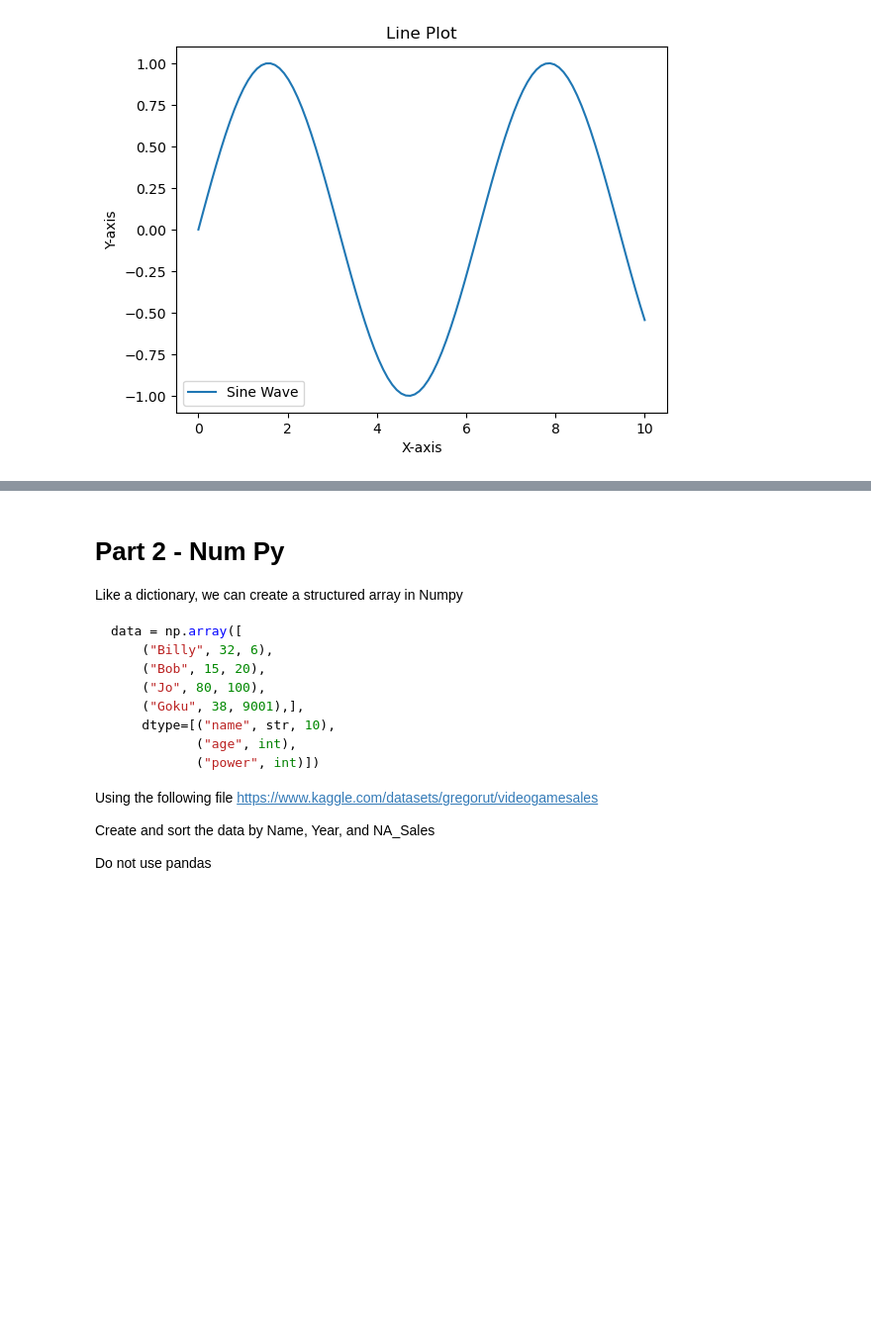
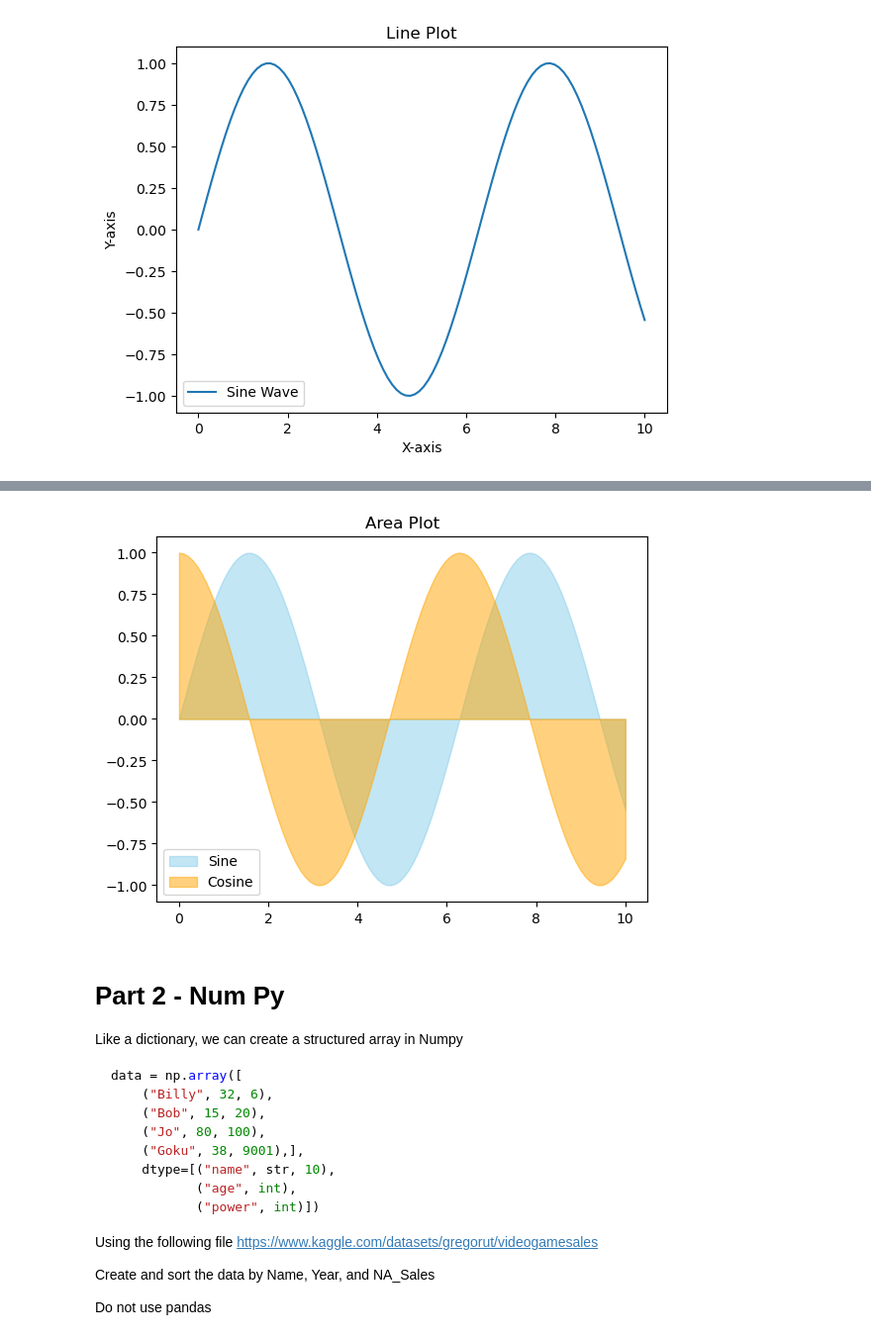
Before and after one commit to CoreeJoseph/ete4990-s25-homeworkfolder-ClassTemplte, a Jupyter notebook: Homework/Homework05- MatPlot_NumPy.ipynb, the cells around one changed output, grey strips where cells are left out. Shown at 99% size. Cells and saved outputs as stored; diff of their text form; code cells hidden in the pictures; blank space fills up the shorter version.

```diff
--- a/Homework/Homework05- MatPlot_NumPy.ipynb
+++ b/Homework/Homework05- MatPlot_NumPy.ipynb
@@ -40,5 +56,15 @@ plt.show()
 # %%
 # Area Plot
+x = np.linspace(0, 10, 100)
+y1 = np.sin(x)
+y2 = np.cos(x)
+plt.fill_between(x, y1, color="skyblue", alpha=0.5, label='Sine')
+plt.fill_between(x, y2, color="orange", alpha=0.5, label='Cosine')
+plt.title('Area Plot')
+plt.legend()
+plt.show()
+# %% [output]
+[figure, added]
 # %%
 # 3d Plot - Bar Plot
 # %% [markdown]
```
Also changed, not shown: parts of 2 cells of this notebook.
